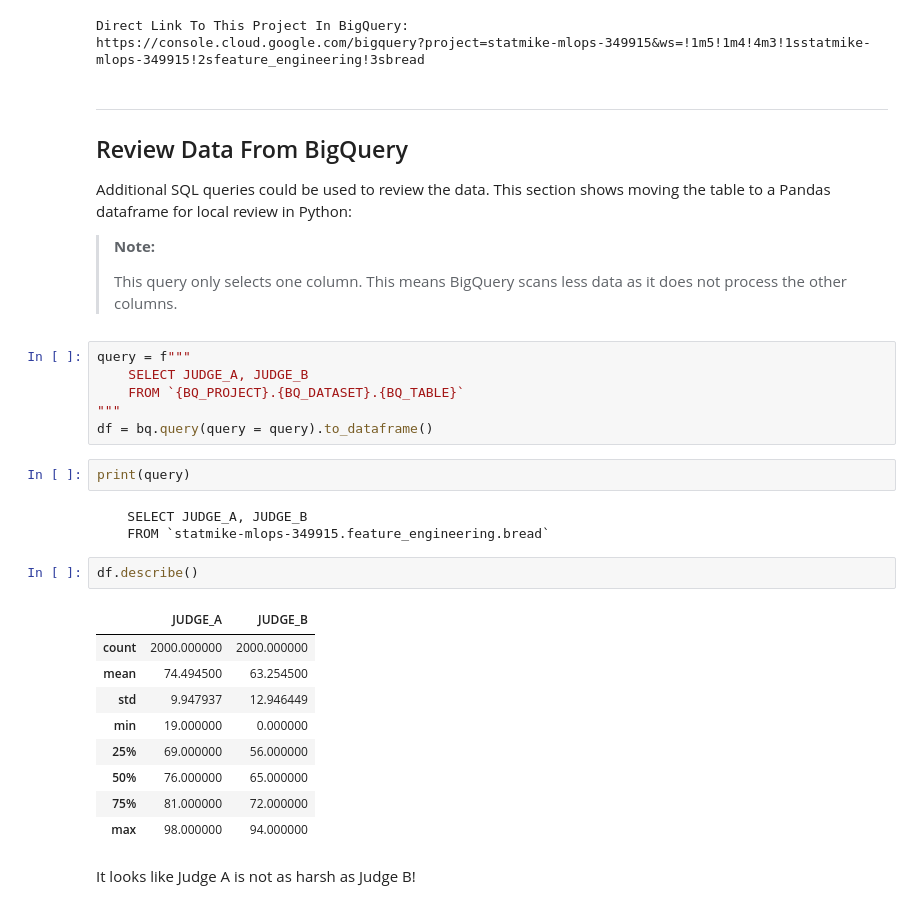
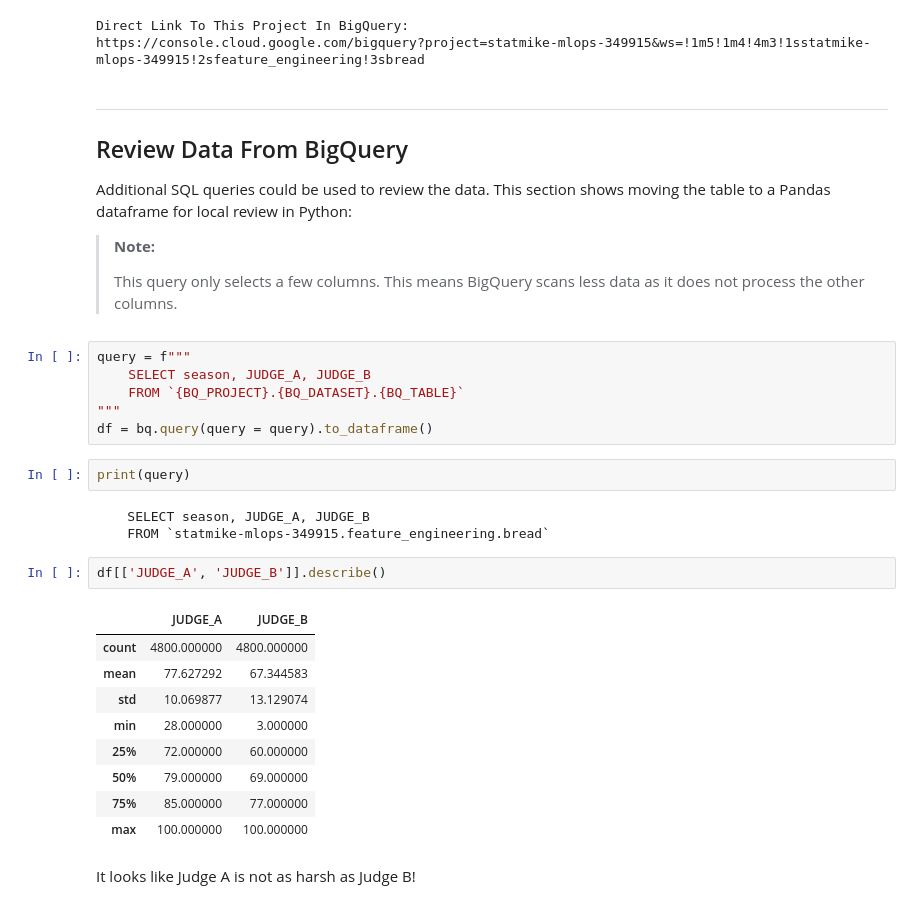
Before and after one commit to GoogleCloudPlatform/bigquery-ml-utils, a Jupyter notebook: notebooks/bqml-feature-engineering.ipynb, the cells around one changed output. Saved outputs shown, nothing was run; the diff lists cells and outputs as text.

```diff
--- a/notebooks/bqml-feature-engineering.ipynb
+++ b/notebooks/bqml-feature-engineering.ipynb
@@ -1131,29 +444,29 @@ https://console.cloud.google.com/bigquery?project=statmike-mlops-349915&ws=!1m5!
 ## Review Data From BigQuery
 Additional SQL queries could be used to review the data.  This section shows moving the table to a Pandas dataframe for local review in Python:
 
-> **Note:** <p>This query only selects one column.  This means BigQuery scans less data as it does not process the other columns.  </p>
+> **Note:** <p>This query only selects a few columns.  This means BigQuery scans less data as it does not process the other columns.  </p>
 # %%
 query = f"""
-    SELECT JUDGE_A, JUDGE_B
+    SELECT season, JUDGE_A, JUDGE_B
     FROM `{BQ_PROJECT}.{BQ_DATASET}.{BQ_TABLE}`
 """
 df = bq.query(query = query).to_dataframe()
 # %%
 print(query)
 # %% [output]
-    SELECT JUDGE_A, JUDGE_B
+    SELECT season, JUDGE_A, JUDGE_B
     FROM `statmike-mlops-349915.feature_engineering.bread`
 # %%
-df.describe()
+df[['JUDGE_A', 'JUDGE_B']].describe()
 # %% [output]
 |  | JUDGE_A | JUDGE_B |
-| count | 2000.000000 | 2000.000000 |
-| mean | 74.494500 | 63.254500 |
-| std | 9.947937 | 12.946449 |
-| min | 19.000000 | 0.000000 |
-| 25% | 69.000000 | 56.000000 |
-| 50% | 76.000000 | 65.000000 |
-| 75% | 81.000000 | 72.000000 |
-| max | 98.000000 | 94.000000 |
+| count | 4800.000000 | 4800.000000 |
+| mean | 77.627292 | 67.344583 |
+| std | 10.069877 | 13.129074 |
+| min | 28.000000 | 3.000000 |
+| 25% | 72.000000 | 60.000000 |
+| 50% | 79.000000 | 69.000000 |
+| 75% | 85.000000 | 77.000000 |
+| max | 100.000000 | 100.000000 |
 # %% [markdown]
 It looks like Judge A is not as harsh as Judge B!
```
Also changed, not shown: parts of 299 cells of this notebook, 1 other file.
